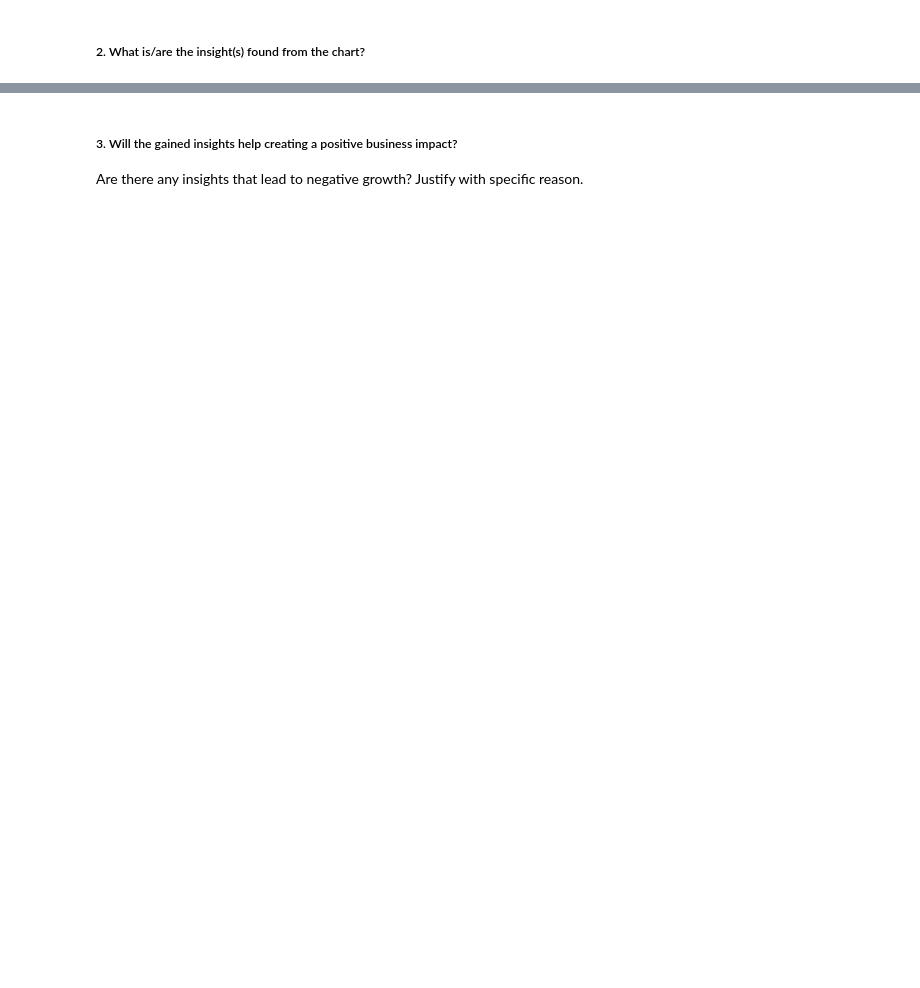
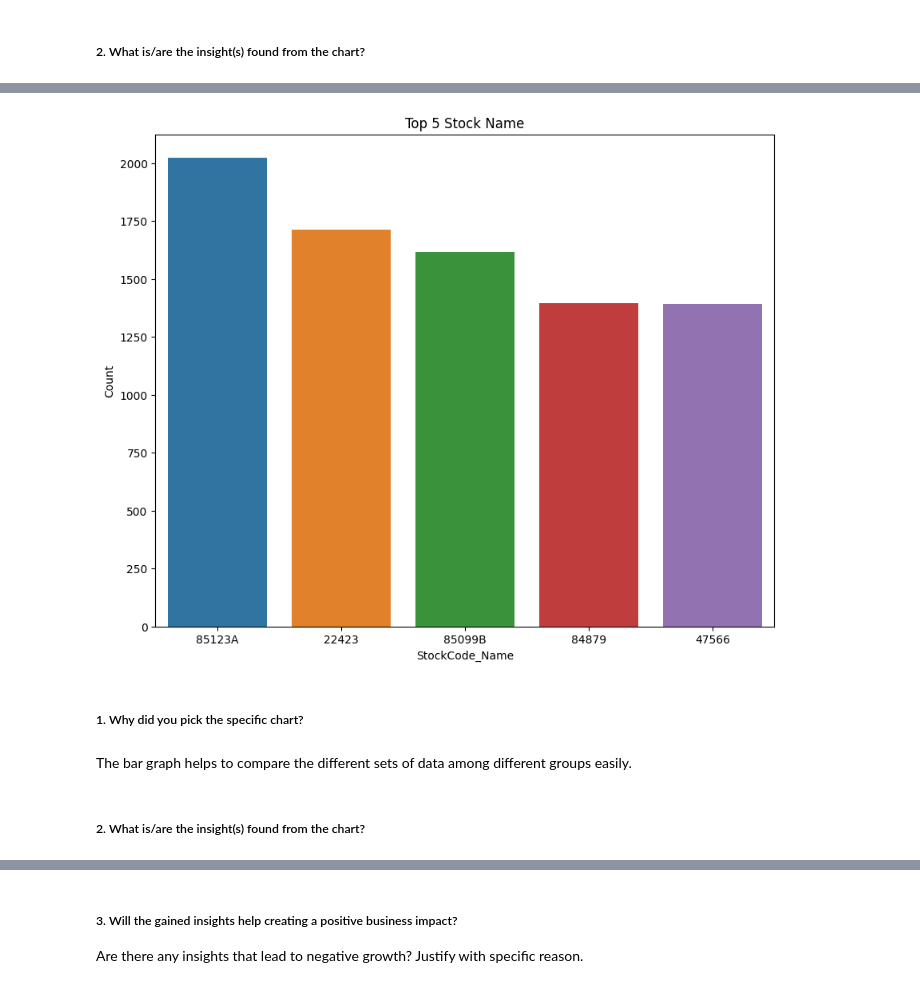
Before and after one commit to DhawalKhandait/Online-Retail-Customer-Segmentation-Clustering, a Jupyter notebook: Online_Retail_Customer_Segmentation.ipynb, the cells around one changed output, grey strips where cells are left out. Cells and saved outputs as stored; diff of their text form; code cells hidden in the pictures; blank space fills up the shorter version.

```diff
--- a/Online_Retail_Customer_Segmentation.ipynb
+++ b/Online_Retail_Customer_Segmentation.ipynb
@@ -383,0 +439,4 @@ Answer Here
+# %%
+Stockcode_df = data['StockCode'].value_counts().reset_index()
+Stockcode_df.rename(columns={'index':'StockCode_Name', 'StockCode':'Count'}, inplace=True)
+Stockcode_df.head()
@@ -383,0 +450,14 @@ Answer Here
+# %%
+# Chart - 3 Plot of Top 5 Stock Name
+plt.figure(figsize=(10,8))
+plt.title('Top 5 Stock Name')
+sns.barplot(x='StockCode_Name', y='Count', data=Stockcode_df[:5])
+plt.show()
+# %% [output]
+[figure, added]
+# %% [markdown]
+##### 1. Why did you pick the specific chart?
+# %% [markdown]
+The bar graph helps to compare the different sets of data among different groups easily.
+# %% [markdown]
+##### 2. What is/are the insight(s) found from the chart?
```
Also changed, not shown: parts of 65 cells of this notebook.
